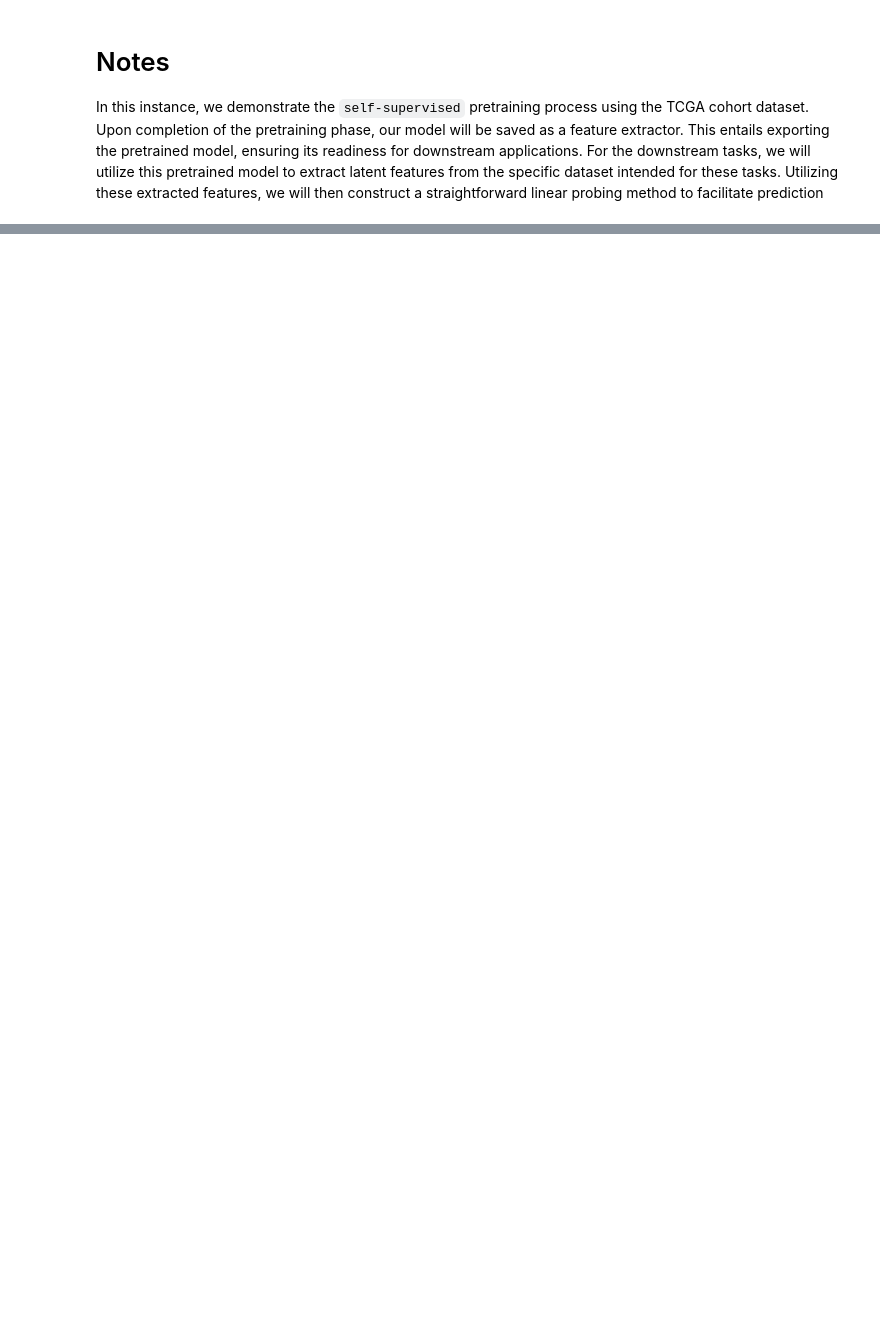
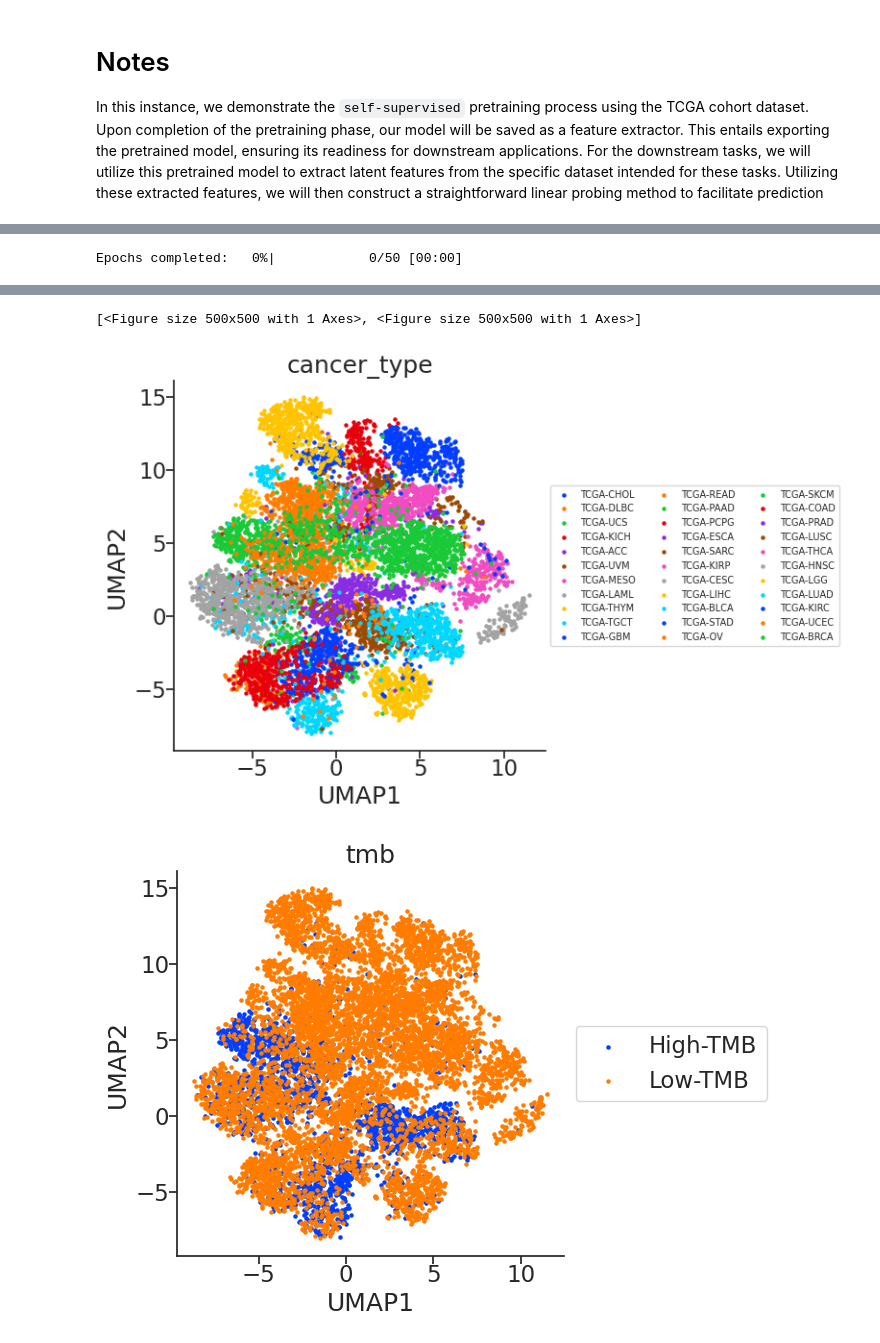
Before and after one commit to ashyamal/COMPASS, a Jupyter notebook: example/script/00_pretrain.ipynb, the cells around one changed output, grey strips where cells are left out. Cells and saved outputs as stored; diff of their text form; code cells hidden in the pictures; blank space fills up the shorter version.

```diff
--- a/example/script/00_pretrain.ipynb
+++ b/example/script/00_pretrain.ipynb
@@ -19,20 +31,16 @@ sns.set(style = 'white', font_scale=1.5)
 # %%
-data_path = '../data/'
+data_path = '../../data/'
 df_tpm = pd.read_pickle(os.path.join(data_path, 'TCGA', 'TPM.TCGA.TABLE'))
 df_label = pd.read_pickle(os.path.join(data_path, 'TCGA', 'PATIENT.PROCESSED.TCGA.TABLE'))
 df_gene = pd.read_pickle(os.path.join(data_path,'TCGA',  'GENE.TABLE'))
 df_cancer = df_label[['cancer_type']]
 n_samples = len(df_label)
 # %%
-task_name = 'ssl_notask' #self-supervised learning (ssl), no joint task
+task_name = 'TCGA_tmb' #self-supervised learning (ssl), no joint task
 
-# generate a decoder task randomly (since we will only test the ssl pretraining)
-random_task = np.random.randint(0, 2, size=(n_samples, 2))
-df_task = pd.DataFrame(random_task, index = df_cancer.index)
-
-# random decoder task type and weight
+# generate a decoder (placeholder) task, will not train this task
+df_task = onehot(df_label['tmb'])
 task_type = 'c'
-task_loss_weight = 0.0 #MUST BE ZERO
 
 test_idx = df_cancer.groupby('cancer_type').apply(lambda x:x.sample(frac=0.1,
                                                                     random_state=123).index.tolist()).tolist()
@@ -50,15 +70,19 @@ print(df_tpm_train.shape, len(df_tpm_test))
 pretrainer = PreTrainer(
                         device='cuda',
                         encoder='transformer',
+                        encoder_dropout = 0.0,
                         batch_size = 128,
-                        epochs = 100,
-                        patience = 5,
+                        epochs = 500,
+                        patience = 50,
                         lr = 1e-4,
                         weight_decay = 1e-6,
-                        K = 0.3,
-                        task_loss_weight = task_loss_weight,
-                        with_wandb=False,
+                        K = 1,
+                        task_loss_weight = 0.95,
+                        triplet_metric = 'cosine',
+                        triplet_margin = 1,
+                        with_wandb=True,
                         work_dir='./results')
+
 
 pretrainer.train(df_tpm_train,
                  df_task_train,
@@ -67,9 +91,9 @@ pretrainer.train(df_tpm_train,
                  df_tpm_test,
                  df_task_test,
                  aug_method = 'mask',
-                 mask_probability = 0.01,
-                 mask_self=True,
-                 mask_self_probability = 0.5
+                 mask_a_prob = 0.1,
+                 mask_p_prob = 0.1,
+                 mask_n_prob = 0.1,
                 )
 
 pretrainer.close()
@@ -76,6 +140,9 @@ pretrainer.close()
 # %%
-df_label_plot = df_label[['cancer_type', 'gender']]
+df_label_plot = df_label[['cancer_type', 'tmb']]
 label_type = ['c', 'c']
 df_tpm_train_emb, _ = pretrainer.predict(df_tpm_train, batch_size = 256)
 dfp = df_tpm_train_emb.join(df_label_plot)
-plot_embed_with_label(dfp, df_label_plot.columns, label_type, s=5, figsize=(5,5), min_dist = 0.8, metric = 'correlation', n_epochs=50)
+plot_embed_with_label(dfp, df_label_plot.columns, label_type,
+                      s=5, figsize=(5,5), min_dist = 0.8,
+                      metric = 'correlation', n_epochs=50)
+# %% [output]
@@ -81,0 +162 @@ plot_embed_with_label(dfp, df_label_plot.columns, label_type, s=5, figsize=(5,5)
+Epochs completed:   0%|            0/50 [00:00]
@@ -82,3 +174,6 @@ plot_embed_with_label(dfp, df_label_plot.columns, label_type, s=5, figsize=(5,5)
+[<Figure size 500x500 with 1 Axes>, <Figure size 500x500 with 1 Axes>]
+[figure, added]
+[figure, added]
 # %%
 from responder.utils import plot_embed_with_label, score
 itrp_meta = pd.read_pickle(os.path.join(data_path, 'SKCM','PATIENT.ITRP.TABLE'))
```
Also changed, not shown: parts of 8 cells of this notebook, 4 other files.
